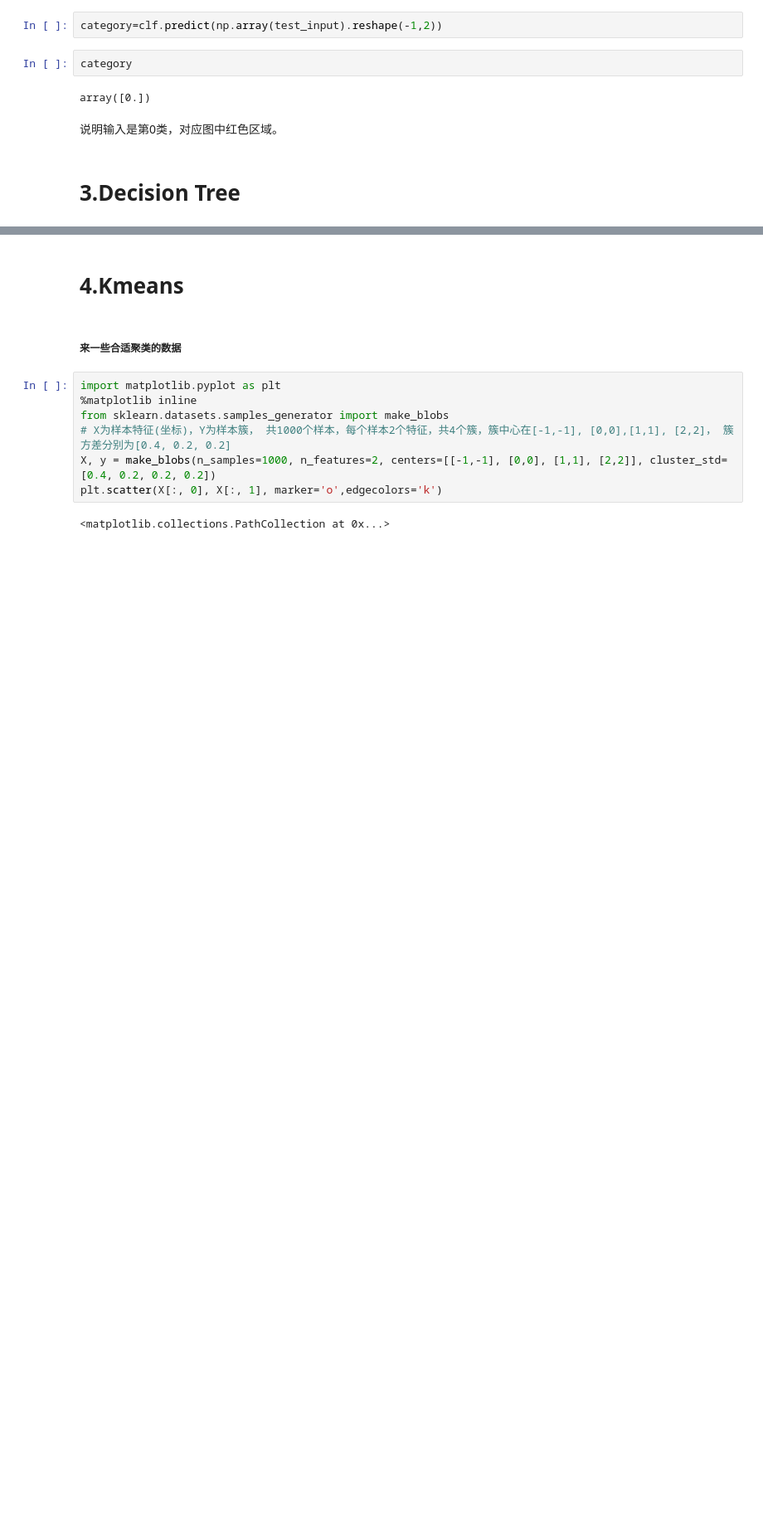
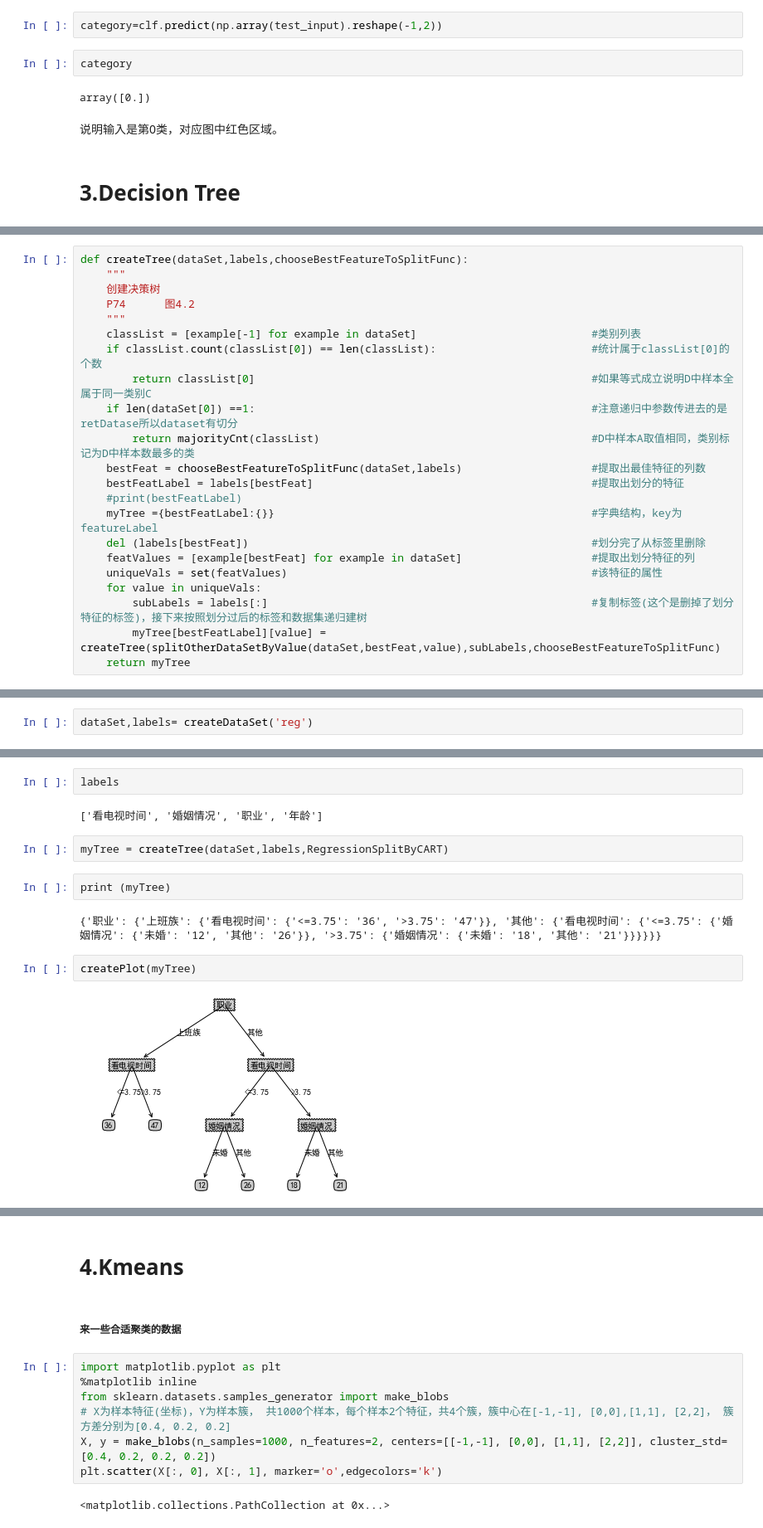
Before and after one commit to Tianchen627/KKB, a Jupyter notebook: lesson3/Assignment.ipynb, the cells around one changed output, grey strips where cells are left out. Shown at 83% size. Cells and saved outputs as stored; diff of their text form; blank space fills up the shorter version.

```diff
--- a/lesson3/Assignment.ipynb
+++ b/lesson3/Assignment.ipynb
@@ -259,0 +570,22 @@ def entropy(elements):
+# %%
+def createTree(dataSet,labels,chooseBestFeatureToSplitFunc):
+    """
+    创建决策树
+    P74      图4.2
+    """
+    classList = [example[-1] for example in dataSet]                           #类别列表
+    if classList.count(classList[0]) == len(classList):                        #统计属于classList[0]的个数
+        return classList[0]                                                    #如果等式成立说明D中样本全属于同一类别C
+    if len(dataSet[0]) ==1:                                                    #注意递归中参数传进去的是retDatase所以dataset有切分
+        return majorityCnt(classList)                                          #D中样本A取值相同，类别标记为D中样本数最多的类
+    bestFeat = chooseBestFeatureToSplitFunc(dataSet,labels)                    #提取出最佳特征的列数
+    bestFeatLabel = labels[bestFeat]                                           #提取出划分的特征
+    #print(bestFeatLabel)
+    myTree ={bestFeatLabel:{}}                                                 #字典结构，key为featureLabel
+    del (labels[bestFeat])                                                     #划分完了从标签里删除
+    featValues = [example[bestFeat] for example in dataSet]                    #提取出划分特征的列
+    uniqueVals = set(featValues)                                               #该特征的属性
+    for value in uniqueVals:
+        subLabels = labels[:]                                                  #复制标签(这个是删掉了划分特征的标签)，接下来按照划分过后的标签和数据集递归建树
+        myTree[bestFeatLabel][value] = createTree(splitOtherDataSetByValue(dataSet,bestFeat,value),subLabels,chooseBestFeatureToSplitFunc)
+    return myTree
@@ -259,0 +594,2 @@ def entropy(elements):
+# %%
+dataSet,labels= createDataSet('reg')
@@ -259,0 +606,14 @@ def entropy(elements):
+# %%
+labels
+# %% [output]
+['看电视时间', '婚姻情况', '职业', '年龄']
+# %%
+myTree = createTree(dataSet,labels,RegressionSplitByCART)
+# %%
+print (myTree)
+# %% [output]
+{'职业': {'上班族': {'看电视时间': {'<=3.75': '36', '>3.75': '47'}}, '其他': {'看电视时间': {'<=3.75': {'婚姻情况': {'未婚': '12', '其他': '26'}}, '>3.75': {'婚姻情况': {'未婚': '18', '其他': '21'}}}}}}
+# %%
+createPlot(myTree)
+# %% [output]
+[figure, added]
```
Also changed, not shown: parts of 43 cells of this notebook.
